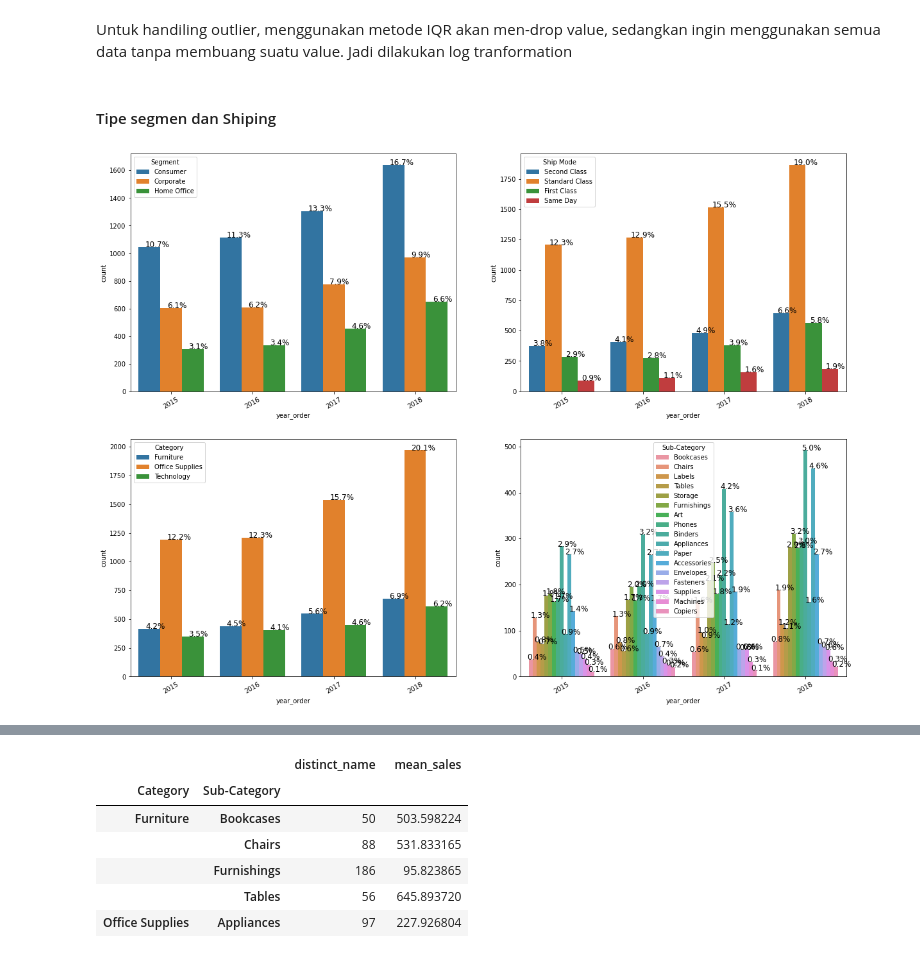
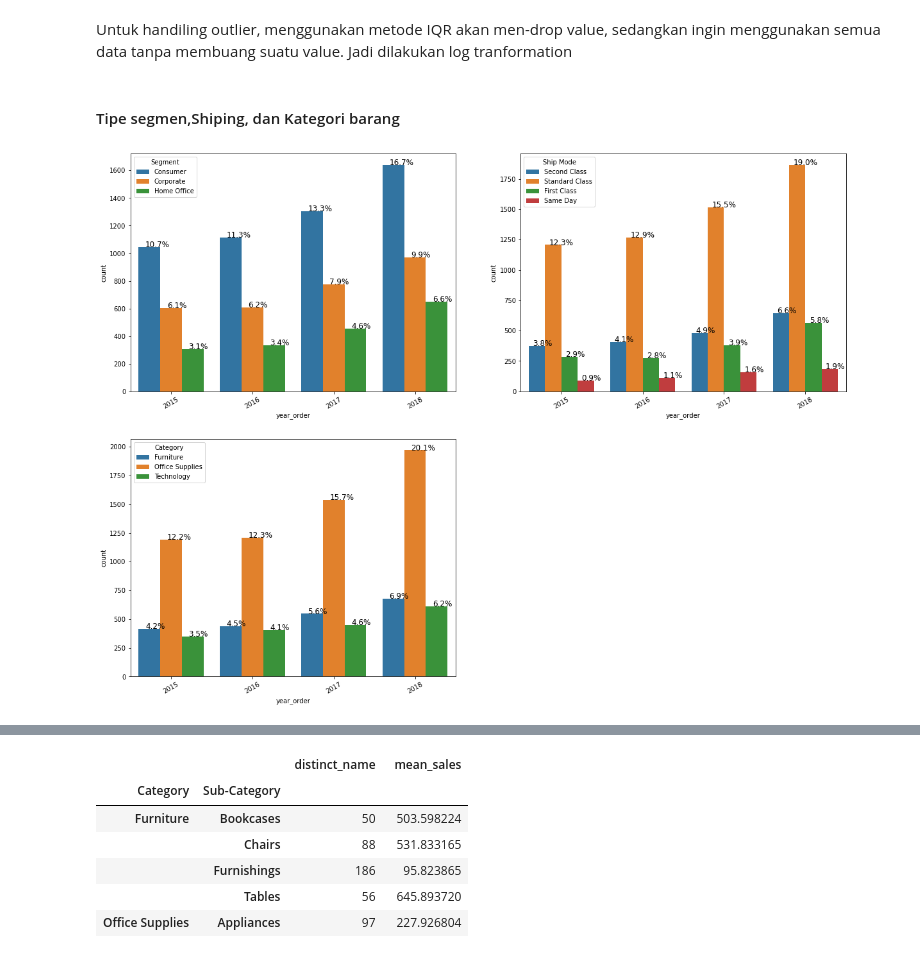
Before and after one commit to aliradn/project-portofolio-1, a Jupyter notebook: Super Store.ipynb, the cells around one changed output, grey strips where cells are left out. Drawn from its saved outputs; the diff is of its cells as text; code cells hidden in the pictures.

```diff
--- a/Super Store.ipynb
+++ b/Super Store.ipynb
@@ -210,7 +214,7 @@ Untuk handiling outlier, menggunakan metode IQR akan men-drop value, sedangkan i
 # %%
 df['Log_Of_sales'] = [np.log(x) for x in df['Sales']]
 # %% [markdown]
-#### Tipe segmen dan Shiping
+#### Tipe segmen,Shiping, dan Kategori barang
 # %%
 #create percentage for barplot
 def percent_data(ax, feature):
@@ -224,15 +229,15 @@ def percent_data(ax, feature):
 df['year_order'] = df['Order Date'].dt.year
 df['year_ship'] = df['Ship Date'].dt.year
 # %%
-tipe1 = ['Segment','Ship Mode','Category','Sub-Category']
+#visualisasi jumlah transaksi berdasarkan fitur 'tipe1'
+tipe1 = ['Segment','Ship Mode','Category']
 
 plt.figure(figsize=(20,15))
-
 for i,col in enumerate(tipe1):
     plt.subplot(2,2,i + 1)
 
     ax = sns.countplot(data = df, x = df['year_order'],hue=df[col])
     ax.tick_params(axis='x', rotation=30)
     percent_data(ax,df)
 # %% [output]
-[figure, old version]
+[figure, new version]
```
Also changed, not shown: parts of 77 cells of this notebook, 1 other file.
